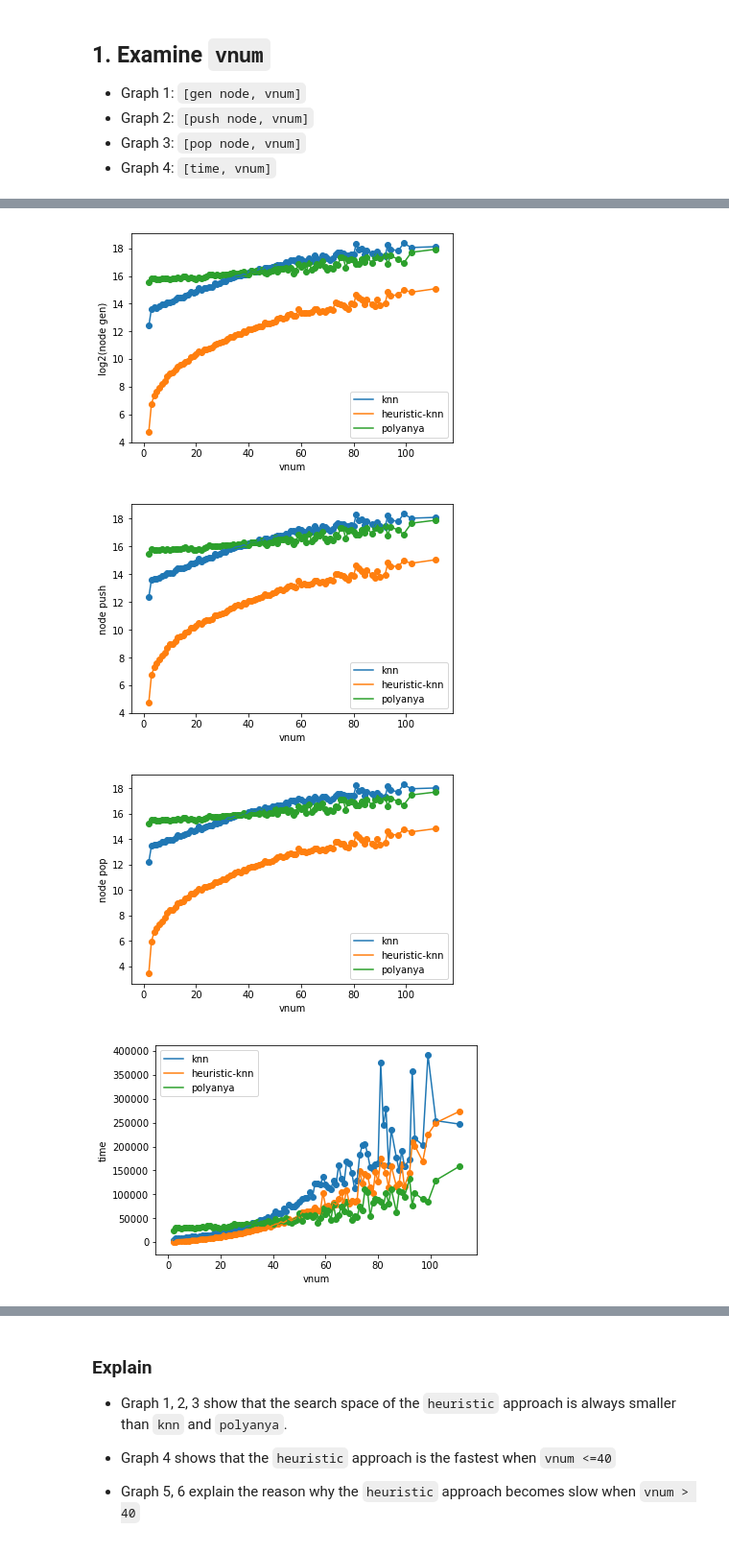
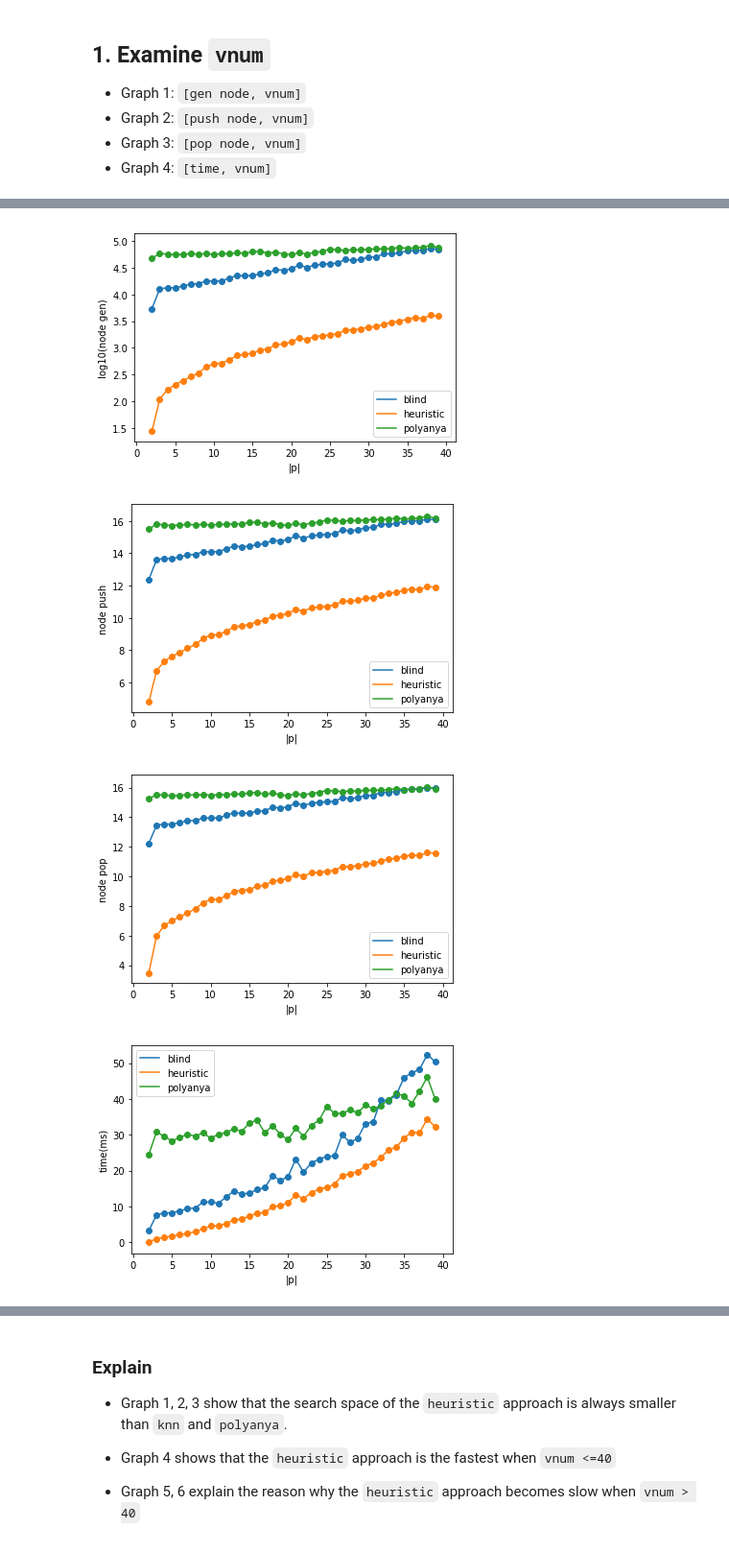
Before and after one commit to eggeek/Nav-Mesh-OkNN, a Jupyter notebook: analysis/Analysis.ipynb, the cells around one changed output, grey strips where cells are left out. Shown at 96% size. Saved outputs shown, nothing was run; the diff lists cells and outputs as text; code cells hidden in the pictures.

```diff
--- a/analysis/Analysis.ipynb
+++ b/analysis/Analysis.ipynb
@@ -25,11 +25,13 @@ def gen_xy(df=None, colx='', coly=''):
     x = []
     y = []
     for k, v in tg[coly].apply(lambda _: np.average(_)).items():
+        if tg.size()[int(k)] < 100:
+            continue
         x.append(int(k))
         y.append(v)
     return x, y
 # %%
-def plot_graph(xlabel='', ylabel='', xs=[[]], ys=[[]], labels=[]):
+def plot_graph(xlabel='', ylabel='', xs=[[]], ys=[[]], labels=[], color=None):
     fig, ax = plt.subplots()
     ax.set_xlabel(xlabel)
     ax.set_ylabel(ylabel)
@@ -38,8 +40,12 @@ def plot_graph(xlabel='', ylabel='', xs=[[]], ys=[[]], labels=[]):
     for i in range(n):
         x = xs[i]
         y = ys[i]
-        ax.scatter(x, y)
-        ax.plot(x, y, label=labels[i])
+        if color is not None:
+            ax.scatter(x, y, color=color)
+            ax.plot(x, y, label=labels[i], color=color)
+        else:
+            ax.scatter(x, y)
+            ax.plot(x, y, label=labels[i])
     ax.legend(labels)
 # %% [markdown]
 # S1: EDBT vs Polyanya
@@ -115,7 +162,7 @@ df0.head()
 | 4 | 5 | 5 | 58869.4 | 29415.4 | 105308.0 | 116583.0 | 101126.0 | 52 | 68100 | 66109 | ... |
 5 rows × 25 columns
 # %%
-df = df0[df0.K <= 1]
+df = df0[(df0.K <= 1) & (df0.K == df0.order)]
 # %%
 (df.cost_ki / df.cost_hi).mean()
 # %% [output]
@@ -132,12 +189,12 @@ df = df0[df0.K <= 1]
 x0, y0 = gen_xy(df[df.K <= 1], 'vnum', 'gen_ki')
 x1, y1 = gen_xy(df[df.K <= 1], 'vnum', 'gen_hi')
 x2, y2 = gen_xy(df[df.K <= 1], 'vnum' ,'gen_poly')
-y0 = np.log2(y0)
-y1 = np.log2(y1)
-y2 = np.log2(y2)
-plot_graph('vnum', 'log2(node gen)', [x0, x1, x2], [y0, y1, y2], ['knn', 'heuristic-knn', 'polyanya'])
+y0 = np.log10(y0)
+y1 = np.log10(y1)
+y2 = np.log10(y2)
+plot_graph('|p|', 'log10(node gen)', [x0, x1, x2], [y0, y1, y2], ['blind', 'heuristic', 'polyanya'])
 # %% [output]
-[figure, old version]
+[figure, new version]
 # %%
 # Graph 2: [push node, vnum]
 x0, y0 = gen_xy(df, 'vnum', 'push_ki')
@@ -146,9 +203,9 @@ x2, y2 = gen_xy(df, 'vnum' ,'push_poly')
 y0 = np.log2(y0)
 y1 = np.log2(y1)
 y2 = np.log2(y2)
-plot_graph('vnum', 'node push', [x0, x1, x2], [y0, y1, y2], ['knn', 'heuristic-knn', 'polyanya'])
+plot_graph('|p|', 'node push', [x0, x1, x2], [y0, y1, y2], ['blind', 'heuristic', 'polyanya'])
 # %% [output]
-[figure, old version]
+[figure, new version]
 # %%
 # Graph 3: [pop node, vnum]
 x0, y0 = gen_xy(df, 'vnum', 'pop_ki')
@@ -157,16 +214,19 @@ x2, y2 = gen_xy(df, 'vnum' ,'pop_poly')
 y0 = np.log2(y0)
 y1 = np.log2(y1)
 y2 = np.log2(y2)
-plot_graph('vnum', 'node pop', [x0, x1, x2], [y0, y1, y2], ['knn', 'heuristic-knn', 'polyanya'])
+plot_graph('|p|', 'node pop', [x0, x1, x2], [y0, y1, y2], ['blind', 'heuristic', 'polyanya'])
 # %% [output]
-[figure, old version]
+[figure, new version]
 # %%
 # Graph 4: [time, vnum]
 x0, y0 = gen_xy(df, 'vnum', 'cost_ki')
 x1, y1 = gen_xy(df, 'vnum', 'cost_hi')
 x2, y2 = gen_xy(df, 'vnum' ,'cost_polyanya')
-plot_graph('vnum', 'time', [x0, x1, x2], [y0, y1, y2], ['knn', 'heuristic-knn', 'polyanya'])
+y0 = [i / 1000 for i in y0]
+y1 = [i / 1000 for i in y1]
+y2 = [i / 1000 for i in y2]
+plot_graph('|p|', 'time(ms)', [x0, x1, x2], [y0, y1, y2], ['blind', 'heuristic', 'polyanya'])
 # %% [output]
-[figure, old version]
+[figure, new version]
 # %%
 # Graph 5: [h-call, vnum]
```
Also changed, not shown: parts of 24 cells of this notebook.
